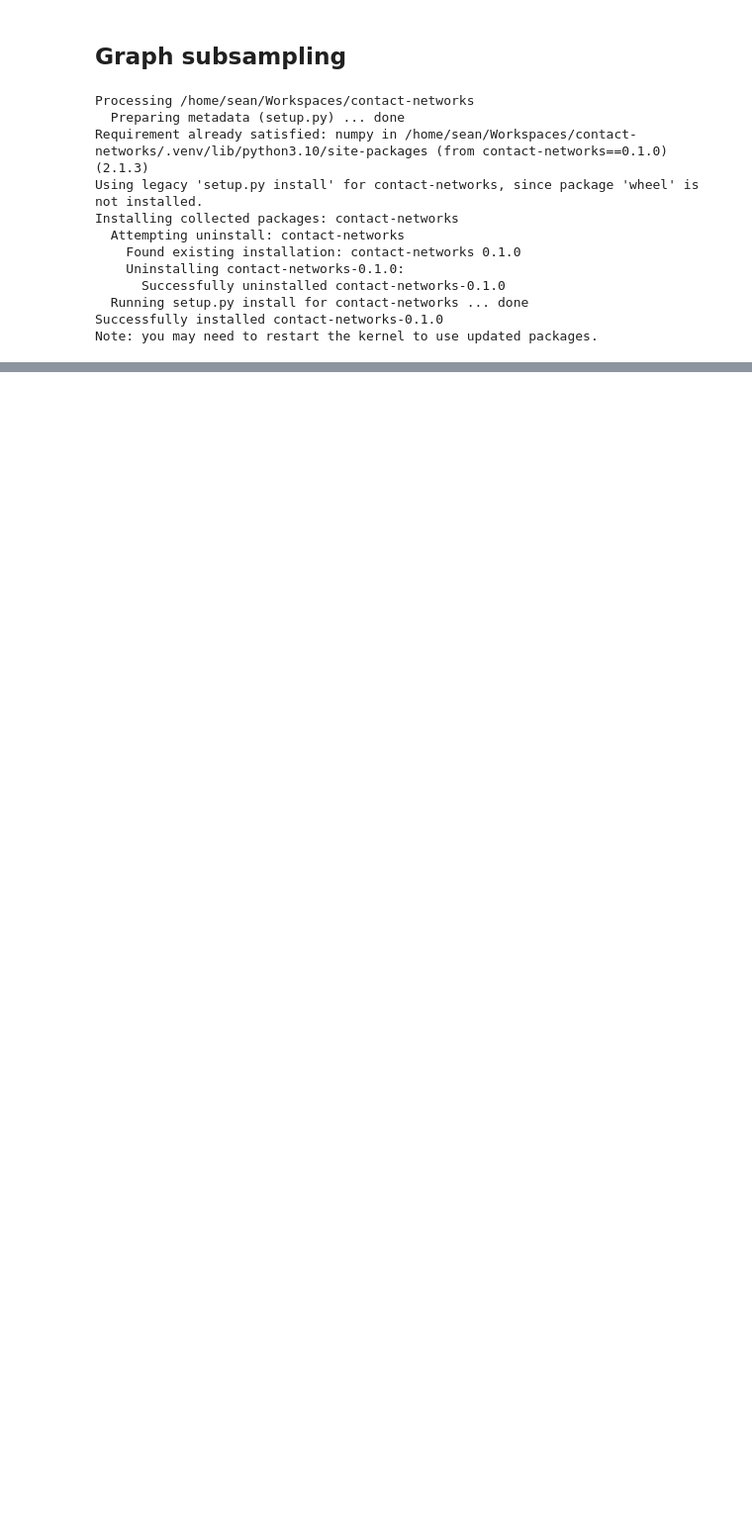
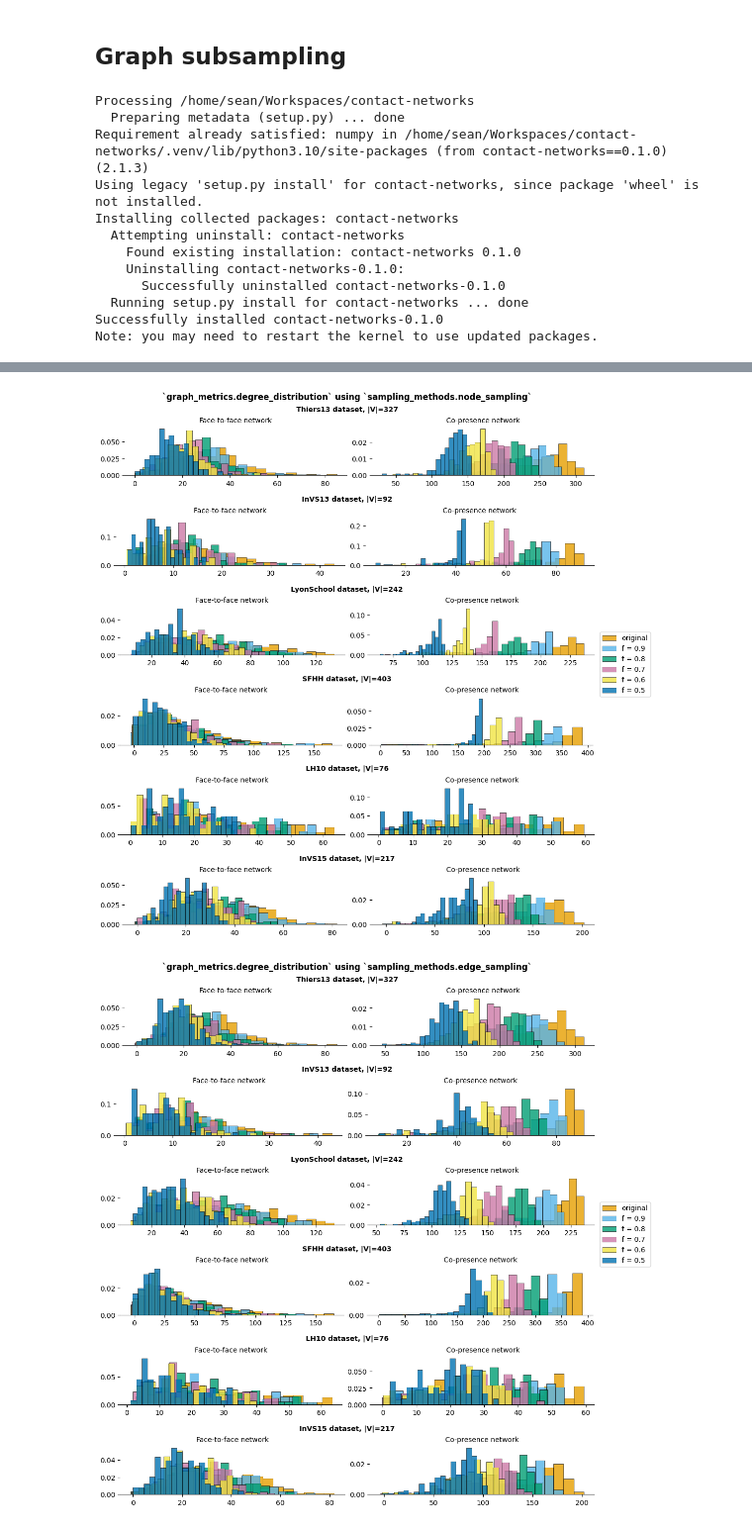
Before and after one commit to spsvihla/contact-networks, a Jupyter notebook: notebooks/graph_subsampling.ipynb, the cells around one changed output, grey strips where cells are left out. Shown at 99% size. Cells and saved outputs as stored; diff of their text form; code cells hidden in the pictures; blank space fills up the shorter version.

```diff
--- a/notebooks/graph_subsampling.ipynb
+++ b/notebooks/graph_subsampling.ipynb
@@ -218,17 +254,16 @@ sms = [
 ]
 # %%
 idx = 1
-for gm in gms:
-    for sm in sms:
-        tabulate_graph_metric(data=data,
-            graph_metric=gm['gm'],
-            sampling_method=sm['sm'],
-            sized_by_nodes=sm['sized_by_nodes'],
-            sampling_ratios=sampling_ratios,
-            filename=f"proj2_tab{idx}",
-            floatfmt=floatfmt,
-            title=f"`{gm['name']}` using `{sm['name']}`")
-        idx += 1
+for gm, sm in itertools.product(gms1, sms):
+    tabulate_graph_metric(data=data,
+        graph_metric=gm['gm'],
+        sampling_method=sm['sm'],
+        sized_by_nodes=sm['sized_by_nodes'],
+        sampling_ratios=sampling_ratios,
+        filename=f"proj2_tab{idx}",
+        floatfmt=floatfmt,
+        title=f"`{gm['name']}` using `{sm['name']}`")
+    idx += 1
 # %% [output]
 `graph_metrics.density` using `sampling_methods.node_sampling`
 
@@ -353 +388,27 @@ for gm in gms:
 ... (3 outputs left out)
+# %%
+gms2 = [
+    {
+        'gm': graph_metrics.degree_distribution,
+        'name': "graph_metrics.degree_distribution",
+    },
+    {
+        'gm': graph_metrics.clustering_coefficient,
+        'name': "graph_metrics.clustering_coefficient"
+    }
+]
+# %%
+idx = 1
+for gm, sm in itertools.product(gms2, sms):
+    plot_graph_metric(data=data,
+        graph_metric=gm['gm'],
+        sampling_method=sm['sm'],
+        sized_by_nodes=sm['sized_by_nodes'],
+        sampling_ratios=sampling_ratios,
+        filename=f"proj2_fig{idx}",
+        title=f"`{gm['name']}` using `{sm['name']}`")
+    idx += 1
+    plt.show()
+# %% [output]
+[figure, added]
+[figure, added]
```
Also changed, not shown: parts of 18 cells of this notebook, 29 other files.
